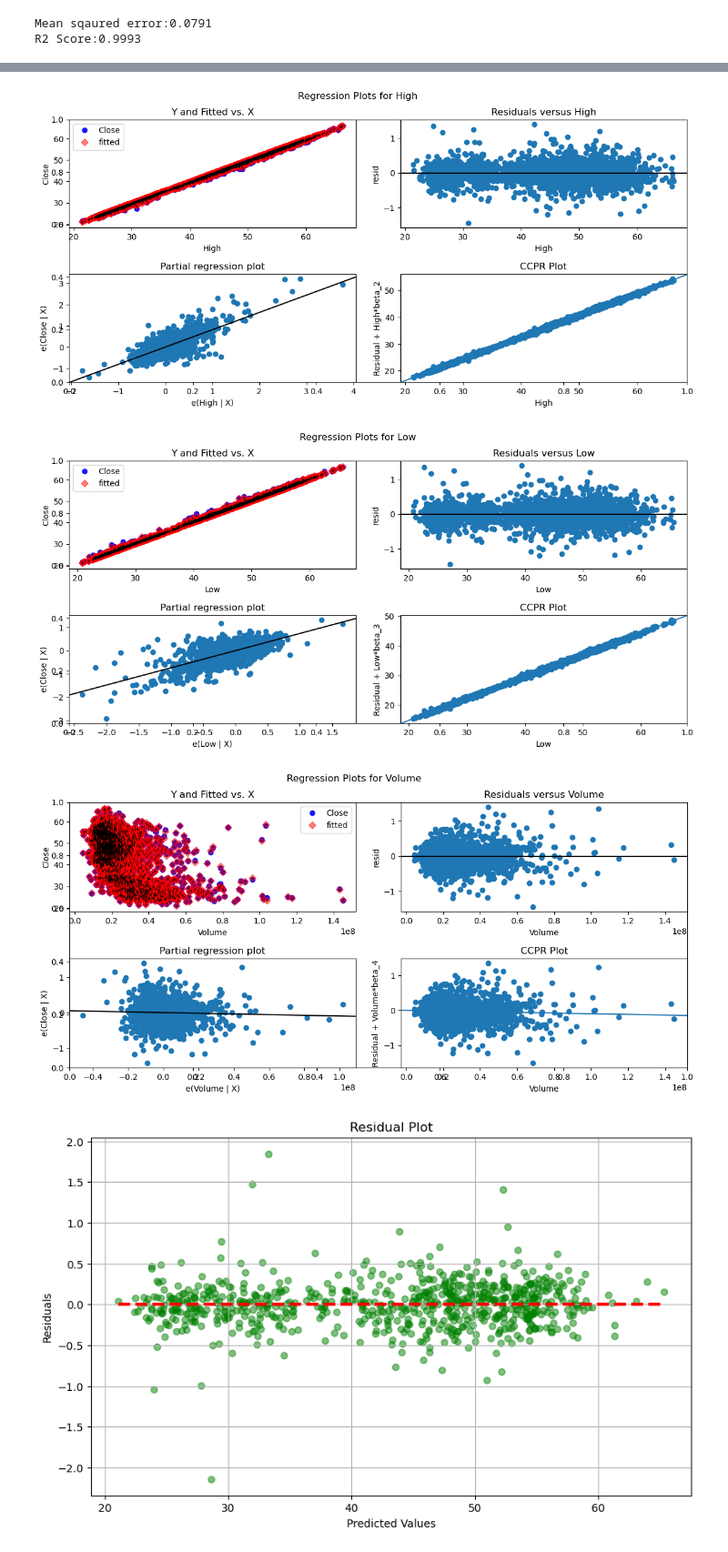
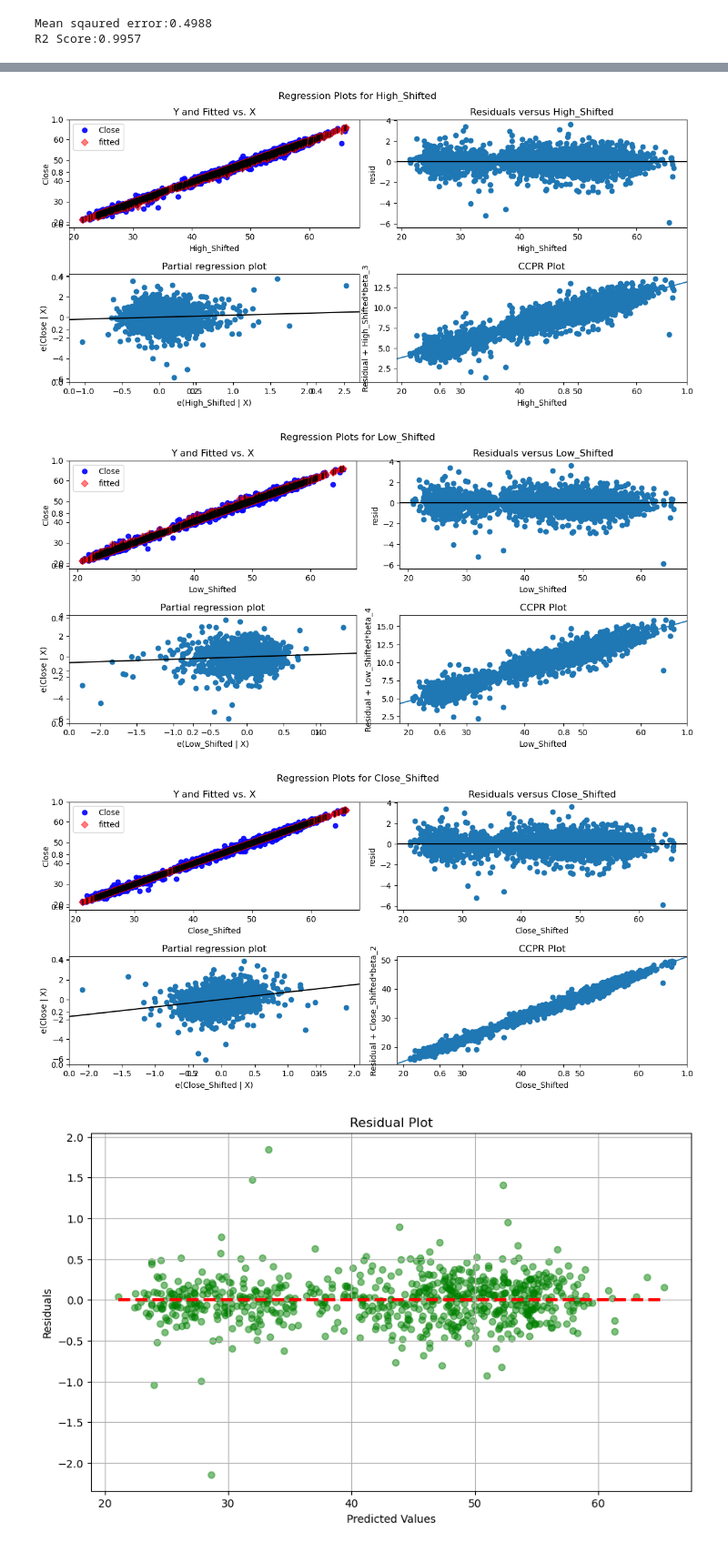
Before and after one commit to sabarevasan/team_project, a Jupyter notebook: src/wfc_linear_regression.ipynb, the cells around one changed output, grey strips where cells are left out. Shown at 91% size. Cells and saved outputs as stored; diff of their text form; code cells hidden in the pictures.

Commit message:
Added shift logic to prediction

```diff
--- a/src/wfc_linear_regression.ipynb
+++ b/src/wfc_linear_regression.ipynb
@@ -6,17 +6,37 @@ from sklearn.metrics import mean_squared_error
 import statsmodels.api as sm
 from sklearn.metrics import mean_squared_error, r2_score
 import seaborn as sns
+# %%
+
+def prep_data_shifted(df, shift_days):
+
+    df.sort_values('Date', inplace=True)
+
+    df['Close_Shifted'] = df.Close.shift(shift_days)
+    df['High_Shifted'] = df.High.shift(shift_days)
+    df['Low_Shifted'] = df.Low.shift(shift_days)
+    df['Open_Shifted'] = df.Open.shift(shift_days)
+
+    df.dropna(inplace=True)
+    return df
 # %%
+pd.options.mode.copy_on_write = True
+data = pd.read_csv('sp500_stocks.zip')
 
-data = pd.read_csv('sp500_stocks.zip')
 df = data[data['Symbol'] == 'WFC']
 
-print(df)
-df = df.dropna()
+df = prep_data_shifted(df, 1)
 
-# Select relevant features ('Close' is the target variable)
-features = ['Open', 'High', 'Low', 'Volume']
+df = df[['Close','Close_Shifted','High_Shifted','Low_Shifted','Open_Shifted']]
 
-# Split data into training and testing sets
+features = ['Open_Shifted', 'Close_Shifted', 'High_Shifted', 'Low_Shifted']
+
 X_train, X_test, y_train, y_test = train_test_split(df[features], df['Close'], test_size=0.2, random_state=42)
+
+model = LinearRegression()
+model.fit(X_train, y_train)
+
+X = sm.add_constant(X_train)
+results = sm.OLS(y_train, X).fit()
+print(results.summary())
 # %% [output]
@@ -71,21 +66,21 @@ print(f"Mean sqaured error:{mse:0.4f}")
 r2 = r2_score(y_test, y_pred)
 print(f"R2 Score:{r2:0.4f}")
 # %% [output]
-Mean sqaured error:0.0791
-R2 Score:0.9993
+Mean sqaured error:0.4988
+R2 Score:0.9957
 # %%
 import matplotlib.pyplot as plt
 
 fig, axes = plt.subplots(figsize=(12, 6))
-sm.graphics.plot_regress_exog(results, 'Open', fig=fig)
+sm.graphics.plot_regress_exog(results, 'Open_Shifted', fig=fig)
 plt.show()
 fig, axes = plt.subplots(figsize=(12, 6))
-sm.graphics.plot_regress_exog(results, 'High',fig=fig)
+sm.graphics.plot_regress_exog(results, 'High_Shifted',fig=fig)
 plt.show()
 fig, axes = plt.subplots(figsize=(12, 6))
-sm.graphics.plot_regress_exog(results, 'Low',fig=fig)
+sm.graphics.plot_regress_exog(results, 'Low_Shifted',fig=fig)
 plt.show()
 fig, axes = plt.subplots(figsize=(12, 6))
-sm.graphics.plot_regress_exog(results, 'Volume',fig=fig)
+sm.graphics.plot_regress_exog(results, 'Close_Shifted',fig=fig)
 plt.show()
 # %% [output]
@@ -93,6 +88,6 @@ plt.show()
-[figure, old version]
+[figure, new version]
-[figure, old version]
+[figure, new version]
-[figure, old version]
+[figure, new version]
 # %%
 plt.figure(figsize=(10, 6))
 plt.scatter(y_pred, y_test - y_pred, color='green', alpha=0.5)
```
Also changed, not shown: parts of 3 cells of this notebook.
